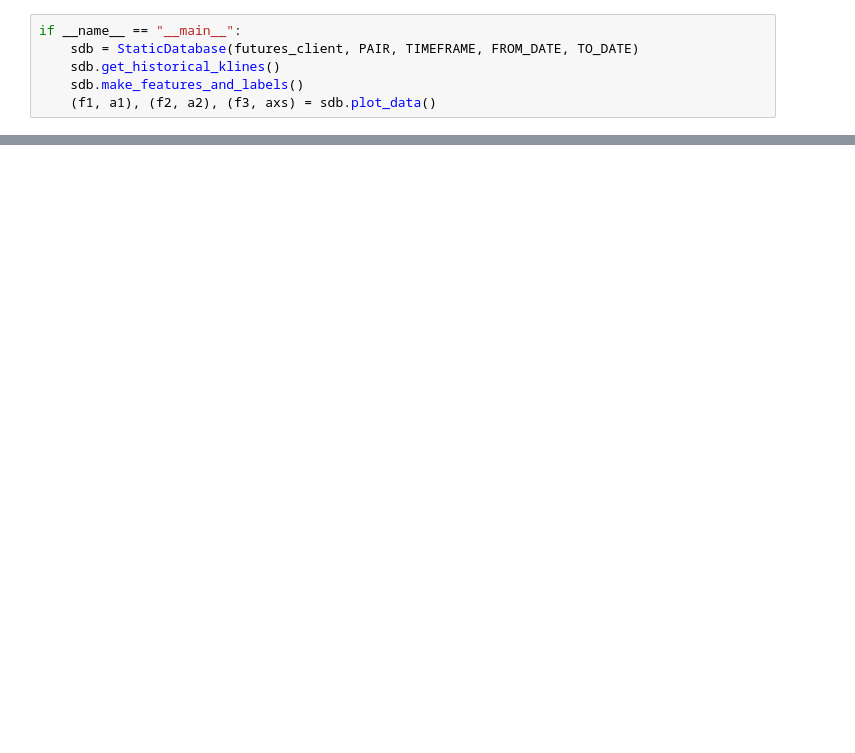
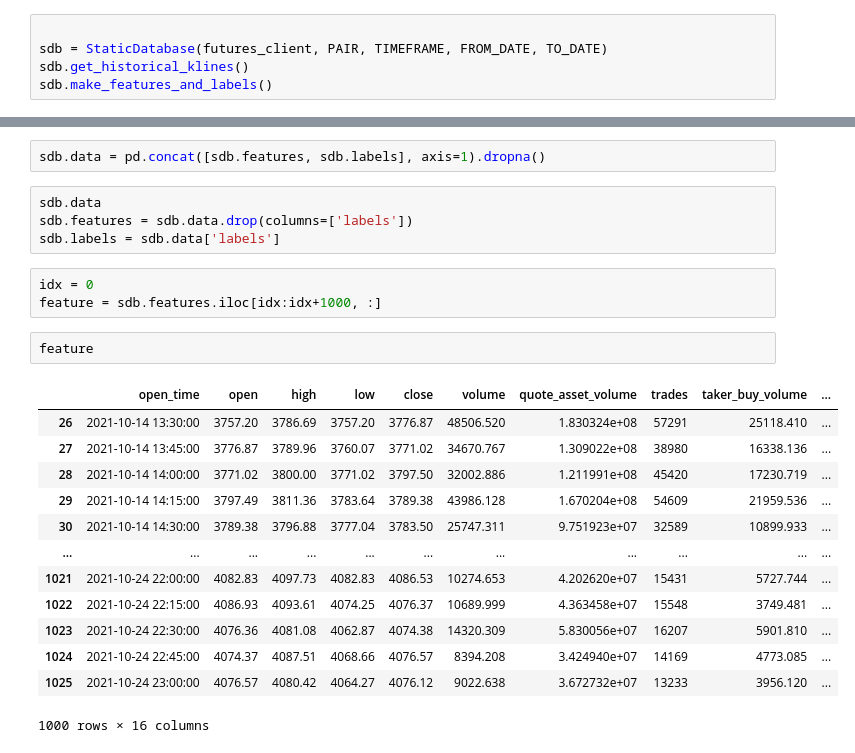
Before and after one commit to izzortsi/trailing_orders, a Jupyter notebook: DEV/dataset_integration.ipynb, the cells around one changed output, grey strips where cells are left out. Drawn from its saved outputs; the diff is of its cells as text; blank space fills up the shorter version.

```diff
--- a/DEV/dataset_integration.ipynb
+++ b/DEV/dataset_integration.ipynb
@@ -295,9 +348,8 @@ c:\Users\igor-\.cloned\trailing_orders-1\DEV\datasets\1000_ETHUSDT_15m_2022-10-1
 # %%
-if __name__ == "__main__":
-    sdb = StaticDatabase(futures_client, PAIR, TIMEFRAME, FROM_DATE, TO_DATE)
-    sdb.get_historical_klines()
-    sdb.make_features_and_labels()
-    (f1, a1), (f2, a2), (f3, axs) = sdb.plot_data()
+
+sdb = StaticDatabase(futures_client, PAIR, TIMEFRAME, FROM_DATE, TO_DATE)
+sdb.get_historical_klines()
+sdb.make_features_and_labels()
 # %% [output]
 A value is trying to be set on a copy of a slice from a DataFrame.
 Try using .loc[row_indexer,col_indexer] = value instead
@@ -309,0 +395,25 @@ See the caveats in the documentation: https://pandas.pydata.org/pandas-docs/stab
+# %%
+sdb.data = pd.concat([sdb.features, sdb.labels], axis=1).dropna()
+# %%
+sdb.data
+sdb.features = sdb.data.drop(columns=['labels'])
+sdb.labels = sdb.data['labels']
+# %%
+idx = 0
+feature = sdb.features.iloc[idx:idx+1000, :]
+# %%
+feature
+# %% [output]
+|  | open_time | open | high | low | close | volume | quote_asset_volume | trades | taker_buy_volume | ... |
+| 26 | 2021-10-14 13:30:00 | 3757.20 | 3786.69 | 3757.20 | 3776.87 | 48506.520 | 1.830324e+08 | 57291 | 25118.410 | ... |
+| 27 | 2021-10-14 13:45:00 | 3776.87 | 3789.96 | 3760.07 | 3771.02 | 34670.767 | 1.309022e+08 | 38980 | 16338.136 | ... |
+| 28 | 2021-10-14 14:00:00 | 3771.02 | 3800.00 | 3771.02 | 3797.50 | 32002.886 | 1.211991e+08 | 45420 | 17230.719 | ... |
+| 29 | 2021-10-14 14:15:00 | 3797.49 | 3811.36 | 3783.64 | 3789.38 | 43986.128 | 1.670204e+08 | 54609 | 21959.536 | ... |
+| 30 | 2021-10-14 14:30:00 | 3789.38 | 3796.88 | 3777.04 | 3783.50 | 25747.311 | 9.751923e+07 | 32589 | 10899.933 | ... |
+| ... | ... | ... | ... | ... | ... | ... | ... | ... | ... | ... |
+| 1021 | 2021-10-24 22:00:00 | 4082.83 | 4097.73 | 4082.83 | 4086.53 | 10274.653 | 4.202620e+07 | 15431 | 5727.744 | ... |
+| 1022 | 2021-10-24 22:15:00 | 4086.93 | 4093.61 | 4074.25 | 4076.37 | 10689.999 | 4.363458e+07 | 15548 | 3749.481 | ... |
+| 1023 | 2021-10-24 22:30:00 | 4076.36 | 4081.08 | 4062.87 | 4074.38 | 14320.309 | 5.830056e+07 | 16207 | 5901.810 | ... |
+| 1024 | 2021-10-24 22:45:00 | 4074.37 | 4087.51 | 4068.66 | 4076.57 | 8394.208 | 3.424940e+07 | 14169 | 4773.085 | ... |
+| 1025 | 2021-10-24 23:00:00 | 4076.57 | 4080.42 | 4064.27 | 4076.12 | 9022.638 | 3.672732e+07 | 13233 | 3956.120 | ... |
+1000 rows × 16 columns
```
Also changed, not shown: parts of 7 cells of this notebook, 3 other files.
